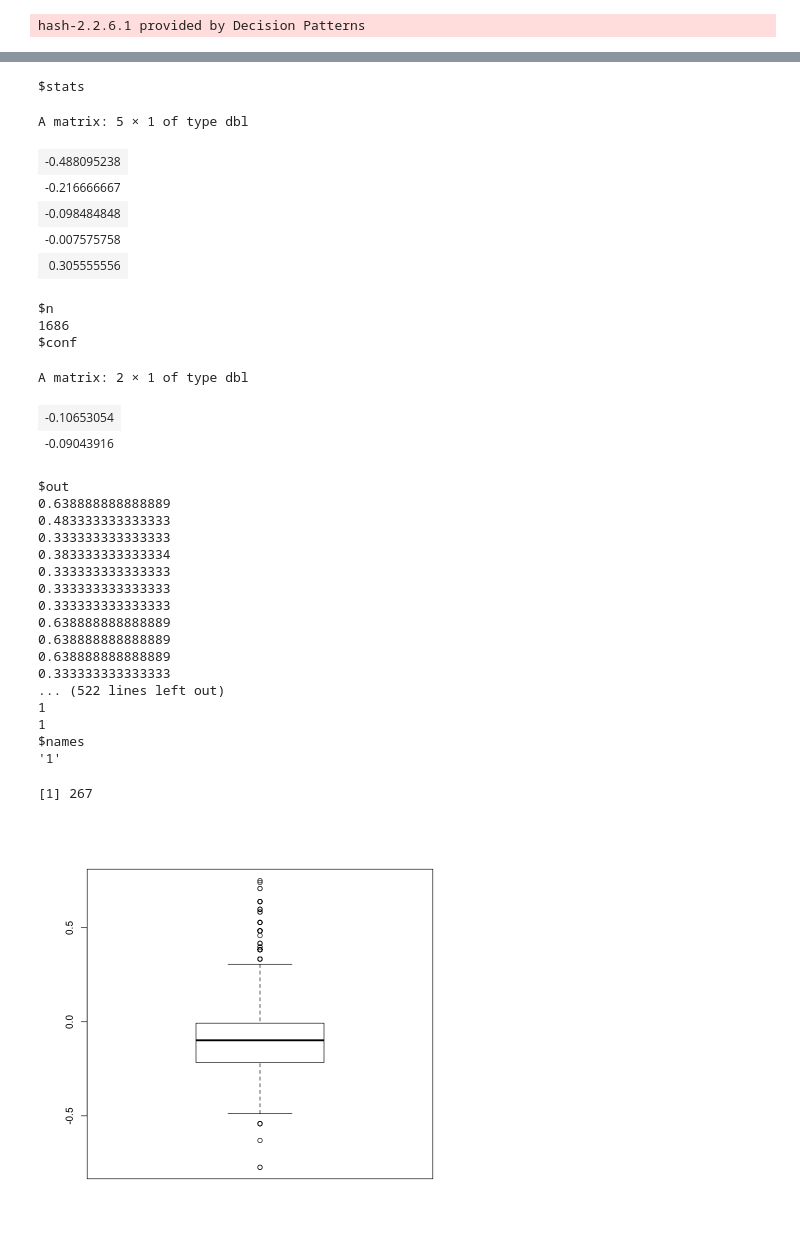
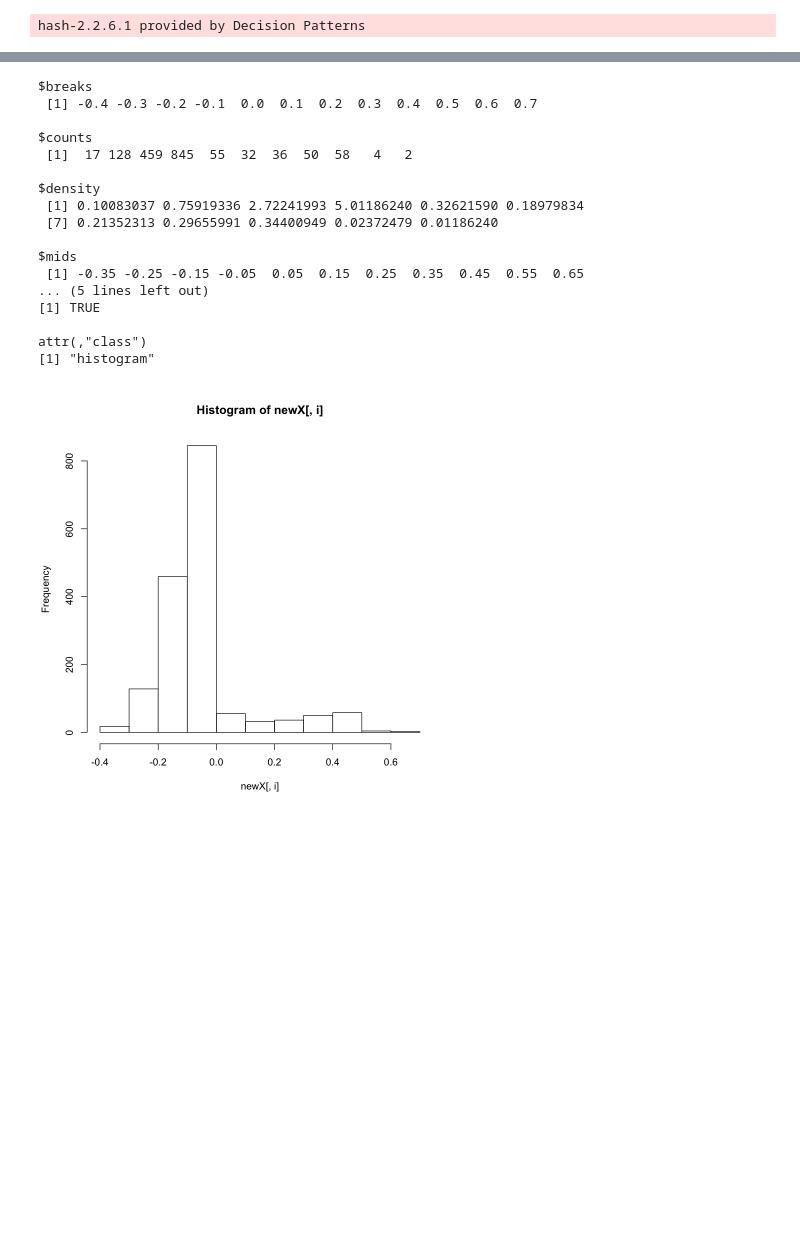
Before and after one commit to kmdupr33/kmdupr33.github.io, a Jupyter notebook: post/are-source-file-diffs-serially-correlated/Are Code Diffs Serially Correlated.ipynb, the cells around one changed output, grey strips where cells are left out. Cells and saved outputs as stored; diff of their text form; code cells hidden in the pictures; blank space fills up the shorter version.

```diff
--- a/post/are-source-file-diffs-serially-correlated/Are Code Diffs Serially Correlated.ipynb
+++ b/post/are-source-file-diffs-serially-correlated/Are Code Diffs Serially Correlated.ipynb
@@ -5,7 +5,7 @@ library(rlist)
 # %% [output]
 hash-2.2.6.1 provided by Decision Patterns
 # %%
-changes <- read.table('./react binary diff.txt', header=TRUE)
+changes <- read.table('./react.txt', header=TRUE)
 changes$Total.Diff <- changes$Lines.Added + changes$Lines.Deleted
 changes
 # %% [output]
@@ -112,8 +112,8 @@ for (k in keys(files_to_time_series)) {
 
 # plot data
 acf_matrix <- t(array(unlist(auto_correlations), dim=c(2, length(auto_correlations))))
-month_lag <- apply(acf_matrix, c(2), boxplot)[[2]]
+month_lag <- apply(acf_matrix, c(2), hist)[[2]]
 month_lag
-length(month_lag$out)
+# length(month_lag$out)
 # %% [output]
 <hash> containing 1686 key-value pair(s).
@@ -137,35 +137,21 @@ length(month_lag$out)
-$stats
+$breaks
+ [1] -0.4 -0.3 -0.2 -0.1  0.0  0.1  0.2  0.3  0.4  0.5  0.6  0.7
+
+$counts
+ [1]  17 128 459 845  55  32  36  50  58   4   2
+
+$density
+ [1] 0.10083037 0.75919336 2.72241993 5.01186240 0.32621590 0.18979834
+ [7] 0.21352313 0.29655991 0.34400949 0.02372479 0.01186240
+
+$mids
+ [1] -0.35 -0.25 -0.15 -0.05  0.05  0.15  0.25  0.35  0.45  0.55  0.65
+... (5 lines left out)
+[1] TRUE
+
+attr(,"class")
+[1] "histogram"
-A matrix: 5 × 1 of type dbl
-| -0.488095238 |
-| -0.216666667 |
-| -0.098484848 |
-| -0.007575758 |
-| 0.305555556 |
-$n
-1686
-$conf
-A matrix: 2 × 1 of type dbl
-| -0.10653054 |
-| -0.09043916 |
-$out
-0.638888888888889
-0.483333333333333
-0.333333333333333
-0.383333333333334
-0.333333333333333
-0.333333333333333
-0.333333333333333
-0.638888888888889
-0.638888888888889
-0.638888888888889
-0.333333333333333
-... (522 lines left out)
-1
-1
-$names
-'1'
-[1] 267
-[figure, old version]
+[figure, new version]
 # %%
 files_to_quarterly_time_series <- hash()
 for (k in keys(files_to_time_series)) {
```
Also changed, not shown: parts of 3 cells of this notebook, 3 other files.
